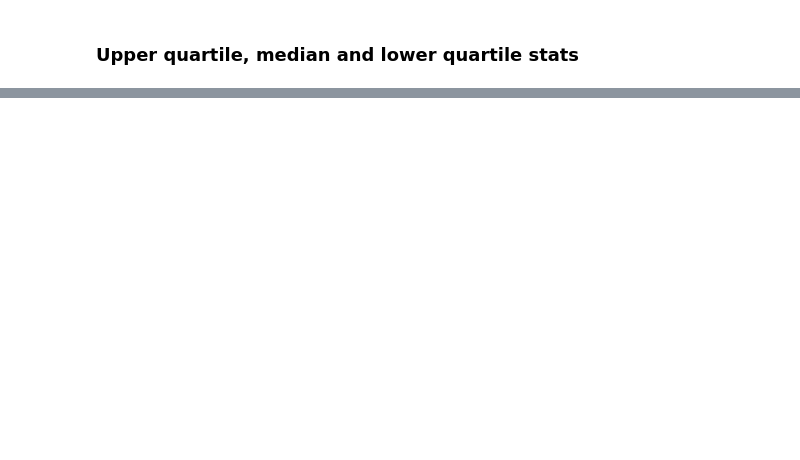
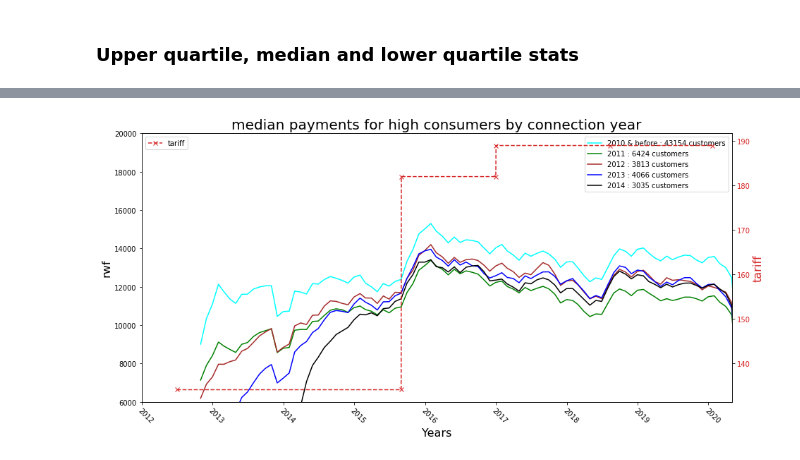
Before and after one commit to mugyenyij/reg_consumption, a Jupyter notebook: median_consumption_by_conn_year.ipynb, the cells around one changed output, grey strips where cells are left out. Drawn from its saved outputs; the diff is of its cells as text; code cells hidden in the pictures; blank space fills up the shorter version.

```diff
--- a/median_consumption_by_conn_year.ipynb
+++ b/median_consumption_by_conn_year.ipynb
@@ -916,20 +553,0 @@ Wall time: 3.36 s
-# %%
-%%time
-count = 1
-high_list = list(combined_high_df.meter_serial_number_consumer_id.unique())
-step_size = 1000
-length = (len(high_list)//step_size   + 1)* step_size
-high_price_elasticity_df = pd.DataFrame()
-for i in np.arange(0,length,step_size):
-    start_idx = i
-    stop_idx  = start_idx + step_size
-    tmp_ids = high_list[start_idx:stop_idx]
-    p = combined_high_df[combined_high_df.meter_serial_number_consumer_id.isin(tmp_ids)]
-    q = p.groupby(['meter_serial_number_consumer_id'])[['kWhs','amounts']].diff()
-    q.rename(columns={"kWhs": "kWhs_diff", "amounts": "amounts_diff"}, inplace=True)
-    p = pd.concat([p,q],axis=1)
-    high_price_elasticity_df = pd.concat([high_price_elasticity_df, p])
-#     print(count)
-#     count = count+1
-high_price_elasticity_df['price_elasticity'] = high_price_elasticity_df[
-    'kWhs_diff']/high_price_elasticity_df['amounts_diff']
@@ -1001,0 +554,71 @@ high_price_elasticity_df
+# %%
+%%time
+# quartiles stats high consumption
+fig, ax1 = plt.subplots(figsize=(15,7))
+colors = ['cyan', 'green', 'brown', 'blue', 'black', 'gray','orange','olive','tab:purple','yellow']
+
+var_of_interest = 'payment'
+smoothed = True
+key = 'median'
+
+quart_stats = {
+    'upper_quartile':upper_quat_list,
+    'median':median_list,
+    'lower_quartile':lower_quat_list
+}
+
+
+for n,i in enumerate(quart_stats[key]):
+    if smoothed:
+        if var_of_interest == 'kWh':
+            ax1.plot(i.kWhs.rolling(3, min_periods=1).mean(),label=customers_per_conn_year[n], color=colors[n])
+        elif var_of_interest == 'amounts':
+            ax1.plot(i.amounts.rolling(3, min_periods=1).mean(),label=customers_per_conn_year[n], color=colors[n])
+        elif var_of_interest == 'payment':
+            ax1.plot(i.payment.rolling(3, min_periods=1).mean(),label=customers_per_conn_year[n], color=colors[n])
+    else:
+        if var_of_interest == 'kWh':
+            ax1.plot(i.kWhs,label=customers_per_conn_year[n], color=colors[n])
+        elif var_of_interest == 'amounts':
+            ax1.plot(i.amounts,label=customers_per_conn_year[n], color=colors[n])
+        elif var_of_interest == 'payment':
+            ax1.plot(i.payment,label=customers_per_conn_year[n], color=colors[n])
+    ax1.legend()
+
+
+ax1.set_xlabel('Years', fontsize=16)
+ax1.set_xlim([datetime.date(2012, 1, 1), datetime.date(2020, 5, 1)])
+if var_of_interest == 'kWh':
+    ax1.set_ylabel('kWh', fontsize=16)
+    ax1.set_title(f'{key} consumption for high consumers by connection year', fontsize=20)
+    if key == 'lower_quartile':
+        ax1.set_ylim([20,110])
+    elif key == 'median':
+        ax1.set_ylim([20,110])
+    elif key == 'upper_quartile':
+        ax1.set_ylim([70,200])
+else:
+    ax1.set_ylabel('rwf', fontsize=16)
+    ax1.set_title(f'{key} payments for high consumers by connection year', fontsize=20)
+    if key == 'lower_quartile':
+        ax1.set_ylim([4000,13000])
+    elif key == 'median':
+        ax1.set_ylim([6000,20000])
+    elif key == 'upper_quartile':
+        ax1.set_ylim([10000,33000])
+
+
+
+ax2 = ax1.twinx()  # instantiate a second axes that shares the same x-axis
+
+color = 'tab:red'
+ax2.set_ylabel('tariff', color=color, fontsize=16)  # we already handled the x-label with ax1
+ax2.plot(high_tarrif_df,'x', color=color, ls='--', label='tariff')
+ax2.tick_params(axis='y', labelcolor=color)
+ax2.legend()
+
+# rotates labels
+plt.setp( ax1.xaxis.get_majorticklabels(), rotation=-45 , ha="left" , rotation_mode="anchor")
+plt.show()
+# %% [output]
+[figure, added]
```
Also changed, not shown: parts of 93 cells of this notebook.
